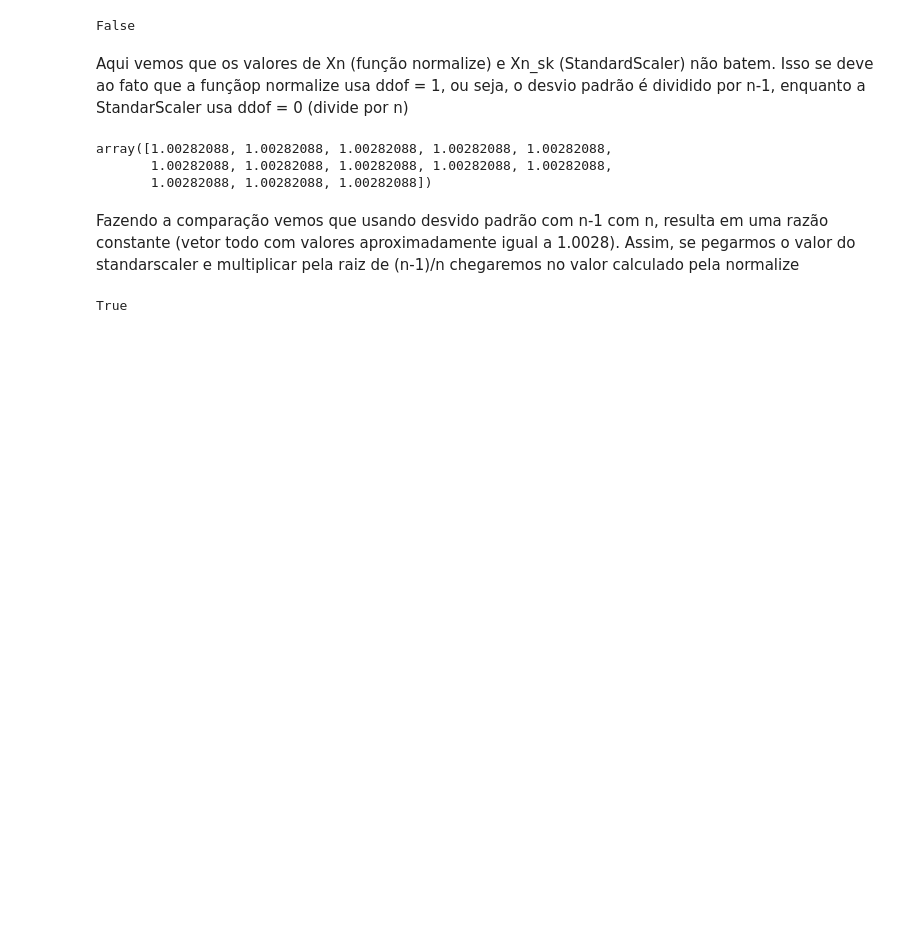
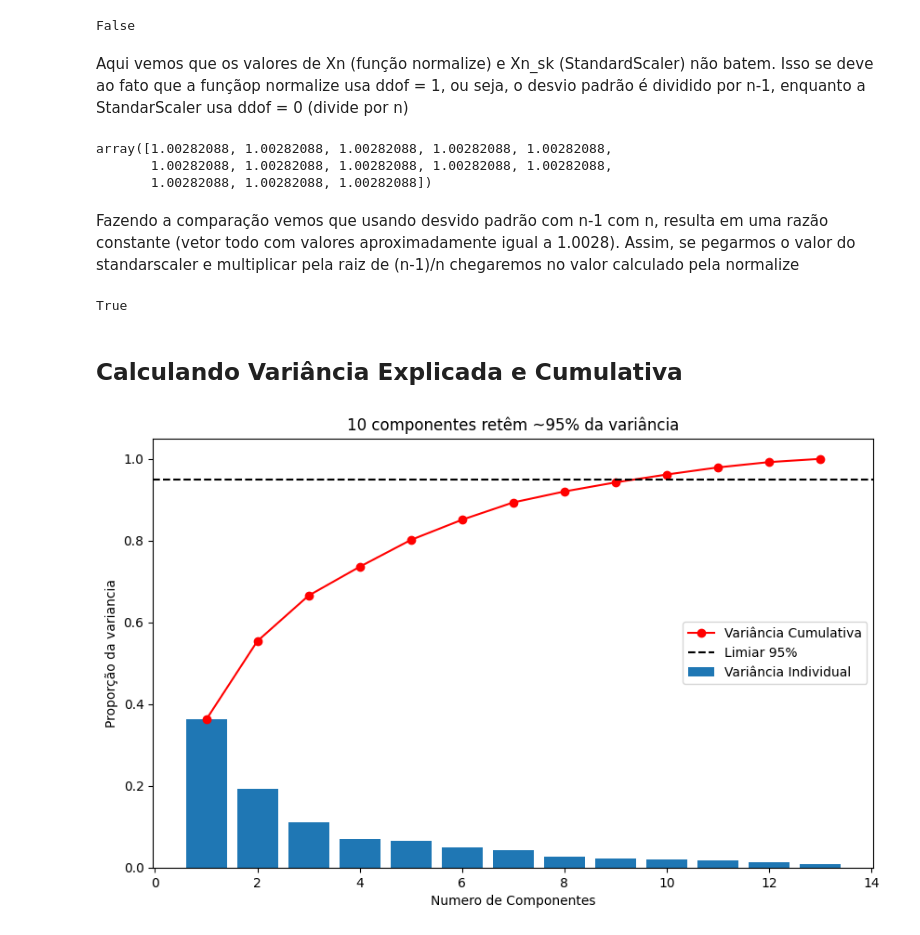
Before and after one commit to ReCroffi/mml-from-scratch, a Jupyter notebook: notebooks/analysis.ipynb, the cells around one changed output. Cells and saved outputs as stored; diff of their text form; code cells hidden in the pictures; blank space fills up the shorter version.

Commit message:
notebook: PCA + grafico de variancia explicada e cumulativa

```diff
--- a/notebooks/analysis.ipynb
+++ b/notebooks/analysis.ipynb
@@ -72,3 +74,21 @@ n = X.shape[0]
 np.allclose(Xn_sk * np.sqrt((n-1)/n), Xn)
 # %% [output]
 True
+# %% [markdown]
+## Calculando Variância Explicada e Cumulativa
+# %%
+score, eig_vals, components, mean, std = pca.PCA(X, num_components = 13)
+explained = eig_vals / eig_vals.sum()
+cumulative = explained.cumsum(axis = 0)
+# %%
+plt.figure(figsize=(10,6))
+gra = plt.bar(range(1,14), explained, label='Variância Individual')
+line = plt.plot(range(1,14), cumulative, color='red', marker='o',label='Variância Cumulativa')
+axh = plt.axhline(0.95, color='black', linestyle='--', label='Limiar 95%')
+plt.xlabel('Numero de Componentes')
+plt.ylabel('Proporção da variancia')
+plt.title('10 componentes retêm ~95% da variância')
+plt.legend()
+plt.show()
+# %% [output]
+[figure, added]
```
Also changed, not shown: parts of 3 cells of this notebook.
